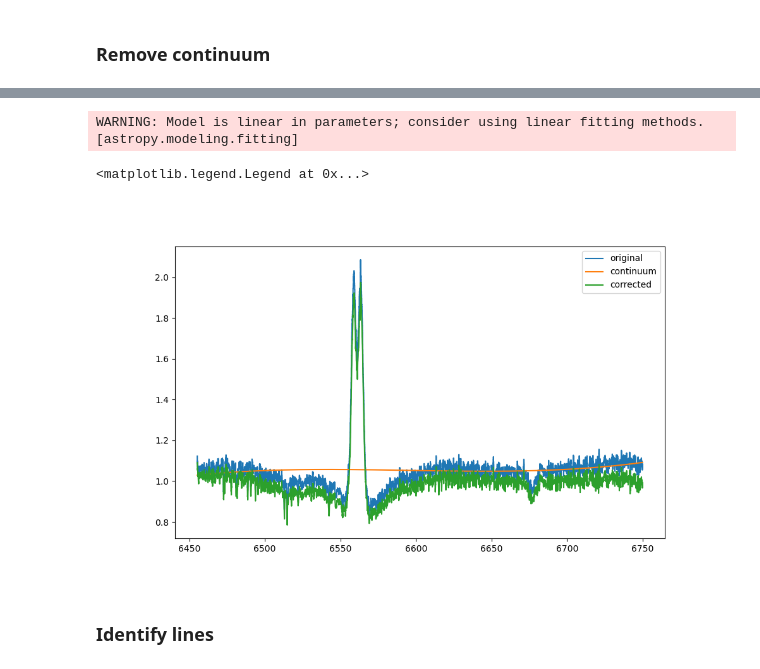
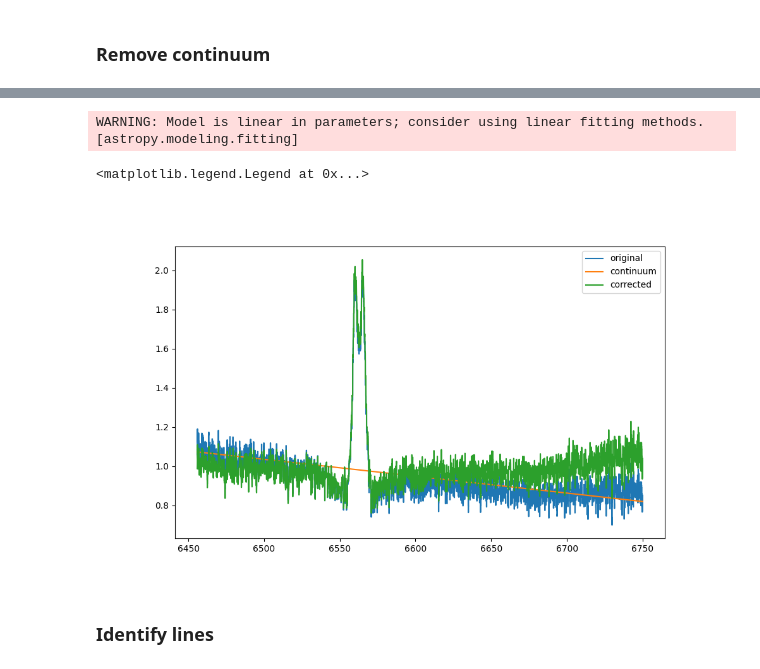
Before and after one commit to plouis35/EasyAstro, a Jupyter notebook: easytools/easyspectrum.ipynb, the cells around one changed output, grey strips where cells are left out. Saved outputs shown, nothing was run; the diff lists cells and outputs as text; code cells hidden in the pictures.

```diff
--- a/easytools/easyspectrum.ipynb
+++ b/easytools/easyspectrum.ipynb
@@ -196,8 +202,8 @@ logger.info('calibrating neon spectrum...')
 #pixels = [868, 1276, 2342, 3635, 4263]*u.pix
 #pixels = [853, 1266, 2314, 3599, 4238]*u.pix
 #wavelength = [6506.53, 6532.88, 6598.95, 6678.28, 6717.04]*u.AA
-wavelength = [6506.53, 6532.88, 6598.95, 6678.28, 6717.04]*u.AA
-pixels = [780, 1200, 2250, 3494, 4170]*u.pix
+wavelength = WAVELENGTH
+pixels = PIXELS
 
 #line_list = QTable([pixels, wavelength], names=["pixel_center", "wavelength"])
 #input_spectrum, matched_line_list=None, line_pixels=None, line_wavelengths=None, catalog=None, input_model=Linear1D(), fitter=None
@@ -215,7 +221,7 @@ print('fitted ', cal.fitted_model )
 neon_calibrated_spectrum = cal.apply_to_spectrum(neon_spectrum)
 
 plt.figure(figsize=(10,6))
-plt.xlabel('Wavelength ($\AA$)')
+plt.xlabel('Wavelength (Ang)')
 plt.ylabel('ADU')
 plt.step(neon_calibrated_spectrum.spectral_axis, neon_calibrated_spectrum.flux, linewidth = '0.6')
 for line in wavelength:
@@ -254,16 +260,16 @@ plt.plot(sci_calibrated_spectrum.wavelength, sci_calibrated_spectrum.flux, linew
 # %%
 from specutils.manipulation import median_smooth, gaussian_smooth
 
-smooth_spec = median_smooth(sci_calibrated_spectrum, width=7)
+smooth_spec = median_smooth(sci_calibrated_spectrum, width = MEDIAN_SMOOTH)
 
 plt.figure(figsize=(10,6))
 #plt.xlim(3000, 9000)
-plt.xlabel('Wavelength ($\AA$)')
+plt.xlabel('Wavelength (Ang)')
 plt.ylabel('ADU')
 plt.step(sci_calibrated_spectrum.wavelength, sci_calibrated_spectrum.flux + 100*u.adu, color = 'black', linewidth = '0.6', label = 'orig')
 plt.step(smooth_spec.wavelength, smooth_spec.flux , color = 'red', linewidth = '0.6', label = 'smoothed')
 plt.legend(loc=('best'))
 
 ### decide to keep the median smoothed version ?
-#sci_calibrated_spectrum = smooth_spec
+sci_calibrated_spectrum = smooth_spec
 # %% [output]
@@ -314,9 +319,10 @@ from specutils.io.registers import custom_writer
 #std_spec = load_onedstds(dataset = 'spec50cal', specfile = 'hd217086.dat')
 #std_spec = load_onedstds(dataset = 'bstdscal', specfile = 'hr5511.dat')
 #std_spec = load_MAST_calspec("delumi_stis_004.fits")
+std_spec = load_MAST_calspec(REFERENCE_STAR)
 #std_spec = load_MAST_calspec("bd60d1753_stiswfc_004.fits")
 #std_spec = load_MAST_calspec("hd93521_stis_007.fits")         # O9Vp
-std_spec = load_MAST_calspec("hd101452_stis_004.fits")        # A2/3
+#std_spec = load_MAST_calspec("hd101452_stis_004.fits")        # A2/3
 #std_spec = load_MAST_calspec('etauma_stis_008.fits') # B3V
 
 ### slice spectra (optional)
@@ -330,7 +336,7 @@ sci_slice = sci_calibrated_spectrum
 fig, ax = plt.subplots(figsize=(10,6))
 
 #plt.xlim(3000, 9000)      # DADOS 200
-plt.xlim(6400, 6800)       # starEx2400
+plt.xlim(WAVE_RANGE)       # starEx2400
 
 ax.step(std_slice.spectral_axis, std_slice.flux, label = 'calspec star') #, where="mid"
 ax.step(sci_slice.spectral_axis, sci_slice.flux, label = 'science star') # where="mid",
@@ -343,8 +349,8 @@ obj_spectrum = Spectrum1D(spectral_axis = sci_slice.spectral_axis, flux = sci_sl
 sci_spectrum = FluxCalibration(obj_spectrum, airmass = airmass)
 
 ### reuse response file if exists
-if False:
-#if os.path.exists(CAPTURE_DIR + 'masterresponse.fit'):
+#if False:
+if os.path.exists(CAPTURE_DIR + 'masterresponse.fit'):
     logger.info('reusing existing response file ... ')
     with fits.open(CAPTURE_DIR + 'masterresponse.fit') as resp:
         specdata = resp[1].data
@@ -357,7 +363,7 @@ else:
     logger.info('creating a new response file ...')
     responsefunc = sci_spectrum.standard_sensfunc(
         standard = std_slice,
-        mode = 'linear', #'linear', # 'poly', #'spline',
+        mode = 'spline', #'linear', # 'poly', #'spline',
         polydeg = 3,
         #badlines=[7516, 6880, 6844, 6860, 6920, 6563, 6566, 4861, 4341],
         display = False)
@@ -379,9 +385,9 @@ final_spec.write(CAPTURE_DIR + TARGET + '-1D.fit', overwrite = True)
 
 plt.figure(figsize=(10,6))
 #plt.xlim(3000, 9000)      # DADOS 200
-plt.xlim(6400, 6800)       # starEx2400
+plt.xlim(WAVE_RANGE)       # starEx2400
 
-plt.xlabel('Wavelength ($\AA$)')
+plt.xlabel('Wavelength (Ang)')
 plt.ylabel('ADU')
 plt.step(responsefunc.wavelength, responsefunc.flux, linewidth = '1.6', color = 'r');
 plt.title('response curve')
@@ -389,9 +395,9 @@ plt.title('response curve')
 
 plt.figure(figsize=(10,6))
 #plt.xlim(3000, 9000)      # DADOS 200
-plt.xlim(6400, 6800)       # starEx2400
+plt.xlim(WAVE_RANGE)       # starEx2400
 
-plt.xlabel('Wavelength ($\AA$)')
+plt.xlabel('Wavelength (Ang)')
 plt.ylabel('ADU')
 #plt.step(obj_spectrum.wavelength, obj_spectrum.flux, linewidth = '0.6', color = 'black');
 plt.step(std_slice.wavelength, std_slice.flux, color = 'r', label = 'calspec star') #, where="mid",
@@ -492,7 +496,7 @@ sub_spectra = extract_region(final_spec, region)
          #SpectralRegion(4825 * u.AA, 5200 * u.AA),
          #SpectralRegion(6400 * u.AA, 6800 * u.AA)
         #])
-generic_continuum = fit_continuum(sub_spectra, models.Chebyshev1D (3)) #   Hermite1D(3))
+generic_continuum = fit_continuum(sub_spectra, models.Chebyshev1D (1) ) #Chebyshev1D (3)) #   Hermite1D(3))
 
 generic_continuum_evaluated = generic_continuum(sub_spectra.spectral_axis)
 
@@ -509,6 +513,6 @@ plt.legend(['original', 'continuum', 'corrected'], loc=('best'))
 WARNING: Model is linear in parameters; consider using linear fitting methods. [astropy.modeling.fitting]
 <matplotlib.legend.Legend at 0x...>
-[figure, old version]
+[figure, new version]
 # %% [markdown]
 ### Identify lines
 # %%
```
Also changed, not shown: parts of 20 cells of this notebook, 5 other files.
